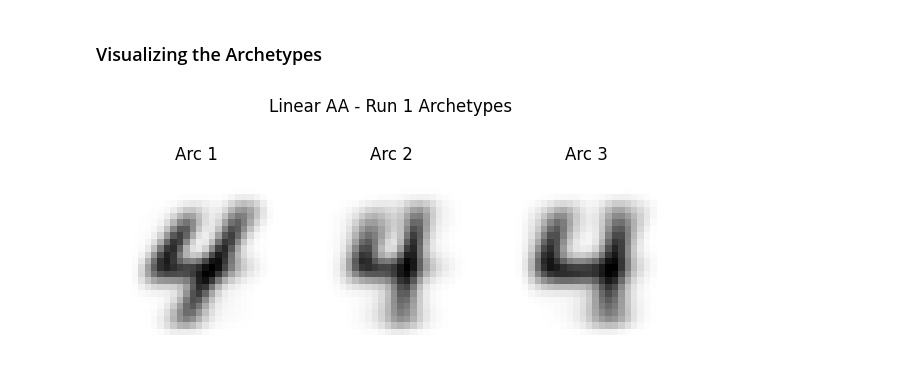
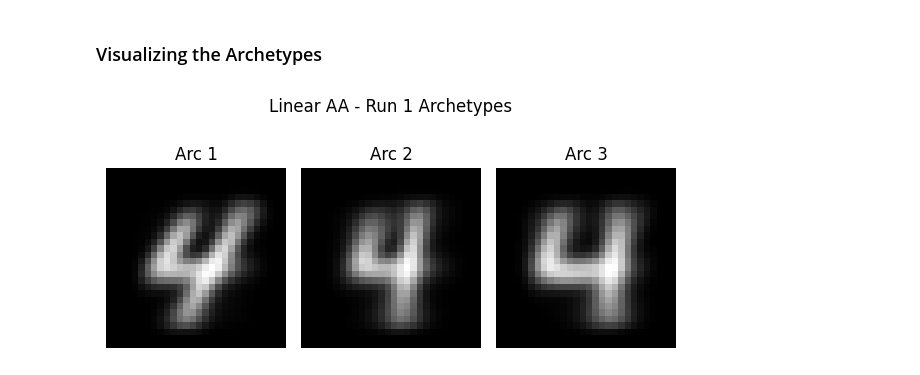
Before and after one commit to joaommata/Deep-Archetypal-Analysis, a Jupyter notebook: LinearAA/Python/LinearAA_MNIST.ipynb, the cells around one changed output. Saved outputs shown, nothing was run; the diff lists cells and outputs as text; code cells hidden in the pictures.

```diff
--- a/LinearAA/Python/LinearAA_MNIST.ipynb
+++ b/LinearAA/Python/LinearAA_MNIST.ipynb
@@ -231,34 +228,34 @@ S_linear shape: (3, 5842)
 # %%
 def to_numpy(tensor):
     """Convert tensor to numpy array if needed."""
     if isinstance(tensor, torch.Tensor):
         return tensor.detach().cpu().numpy()
     return tensor
 
 def plot_archetypes(C, img_shape=(28,28), title="Archetypes"):
     # C is (features × archetypes)
     C = to_numpy(C)
     n_archetypes = C.shape[1]
 
     fig, axes = plt.subplots(1, n_archetypes, figsize=(2*n_archetypes, 3))
     for i in range(n_archetypes):
         img = C[:, i].reshape(img_shape)
-        axes[i].imshow(img, cmap='gray_r')
+        axes[i].imshow(img, cmap='gray')
         axes[i].axis('off')
         axes[i].set_title(f'Arc {i+1}')
     plt.suptitle(title)
     plt.tight_layout()
     plt.show()
 
 # Transpose X_raw to (samples, features)
 X_samples = X_raw.T
 
 # Reconstruct archetypes (features × archetypes)
 C_recon = X_samples.T @ S_matrices[0].T  # (784, 3)
 
 plot_archetypes(C_recon, img_shape=(28,28), title="Linear AA - Run 1 Archetypes")
 # %% [output]
-[figure, old version]
+[figure, new version]
 # %%
 
 def plot_umap_assignment(X, S, title="Sample Assignment", s=5, alpha=0.6, cmap='viridis'):
```
Also changed, not shown: parts of 10 cells of this notebook, 1 other file.
